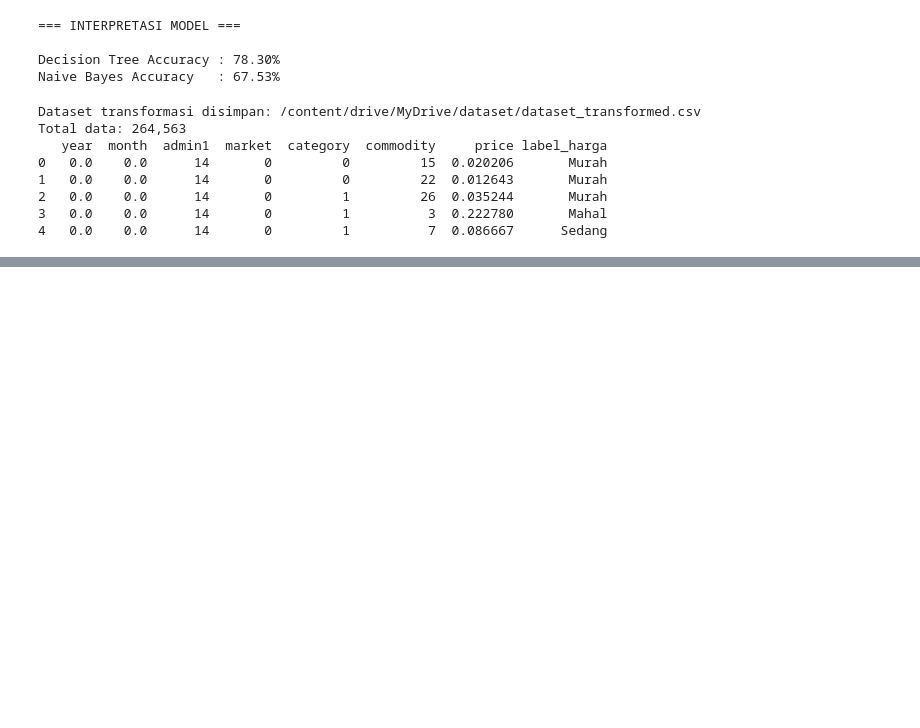
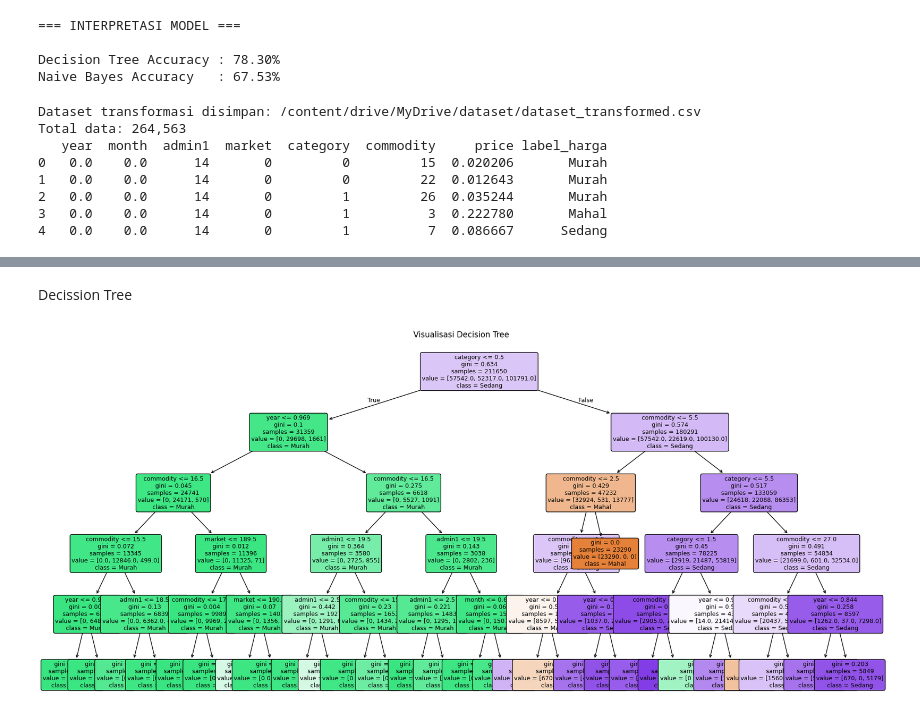
Before and after one commit to afllaabdi/tugas_data_mining, a Jupyter notebook: PenggalianData2.ipynb, the cells around one changed output, grey strips where cells are left out. Cells and saved outputs as stored; diff of their text form; code cells hidden in the pictures; blank space fills up the shorter version.

```diff
--- a/PenggalianData2.ipynb
+++ b/PenggalianData2.ipynb
@@ -649,0 +920,27 @@ Total data: 264,563
+# %% [markdown]
+Decission Tree
+# %%
+# ====================================================
+# MODEL VISUALIZATION - DECISION TREE
+# ====================================================
+
+from sklearn.tree import plot_tree
+import matplotlib.pyplot as plt
+
+# Ukuran gambar besar
+plt.figure(figsize=(22,10))
+
+# Visualisasi pohon keputusan
+plot_tree(
+    dt,
+    feature_names=X.columns,
+    class_names=['Mahal', 'Murah', 'Sedang'],
+    filled=True,
+    rounded=True,
+    fontsize=9
+)
+
+plt.title("Visualisasi Decision Tree")
+plt.show()
+# %% [output]
+[figure, added]
```
Also changed, not shown: parts of 16 cells of this notebook.
